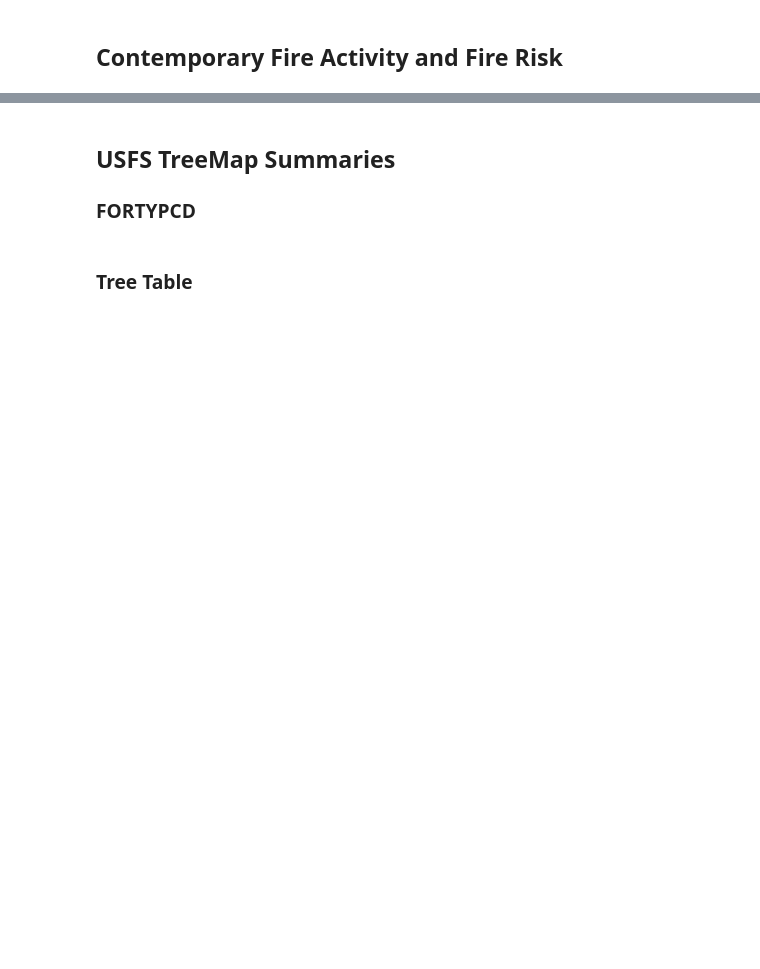
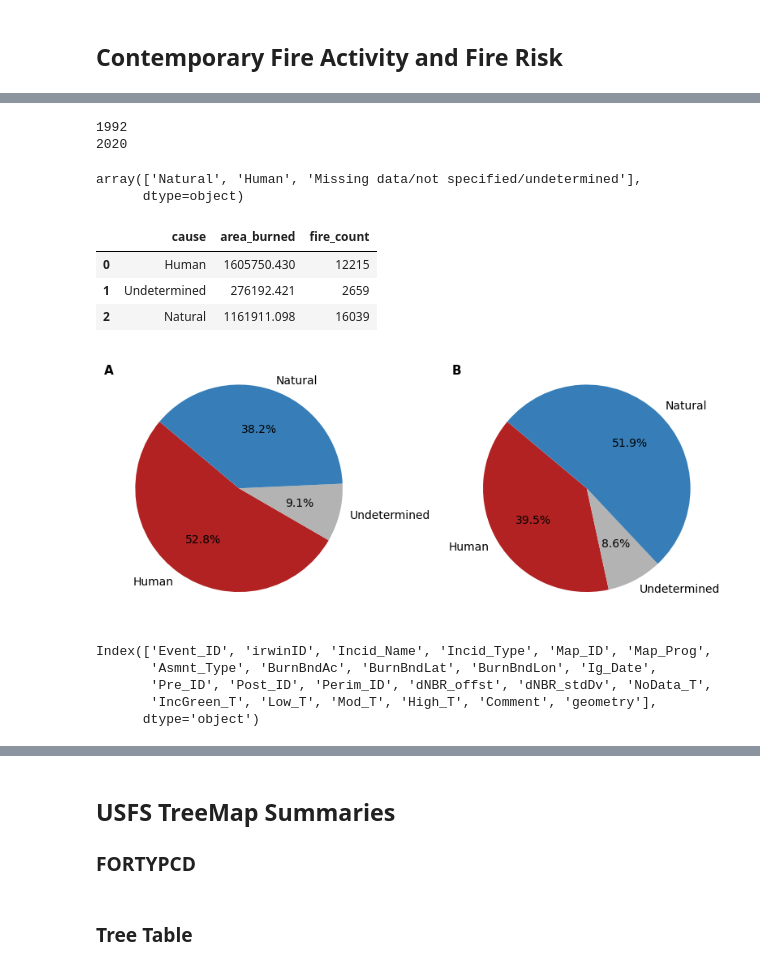
Before and after one commit to natshoff/aspen-fire-fork, a Jupyter notebook: Aim3/code/future-aspen_grid_prep.ipynb, the cells around one changed output, grey strips where cells are left out. Saved outputs shown, nothing was run; the diff lists cells and outputs as text; code cells hidden in the pictures; blank space fills up the shorter version.

```diff
--- a/Aim3/code/future-aspen_grid_prep.ipynb
+++ b/Aim3/code/future-aspen_grid_prep.ipynb
@@ -195,2 +479,5 @@ print(len(ff_aspen_grids))
 # %%
 # load the fpa-fod ignitions data and get the total count
+fpa_fp = os.path.join(projdir,'Aim3/data/spatial/mod/fire/srm_fpa_fod.gpkg')
+fpa = gpd.read_file(fpa_fp)
+fpa.columns
@@ -197,2 +498,75 @@ print(len(ff_aspen_grids))
+# %%
+print(fpa['FIRE_YEAR'].min())
+print(fpa['FIRE_YEAR'].max())
+# %% [output]
+1992
+2020
+# %%
+fpa['NWCG_CAUSE_CLASSIFICATION'].unique()
+# %% [output]
+array(['Natural', 'Human', 'Missing data/not specified/undetermined'],
+      dtype=object)
+# %%
+# calculate the area burned by ignition cause
+cause_burned = (
+    fpa.groupby('NWCG_CAUSE_CLASSIFICATION', as_index=False)
+    .agg(
+        area_burned=('FIRE_SIZE','sum'),
+        fire_count=('OBJECTID', 'count')
+    )
+)
+# rename the cause column
+cause_burned.rename(columns={'NWCG_CAUSE_CLASSIFICATION': 'cause'}, inplace=True)
+# replace the undetermined code
+cause_burned['cause'] = cause_burned['cause'].replace(
+    "Missing data/not specified/undetermined", "Undetermined"
+)
+# check the results
+cause_burned.head()
+# %% [output]
+|  | cause | area_burned | fire_count |
+| 0 | Human | 1605750.430 | 12215 |
+| 1 | Undetermined | 276192.421 | 2659 |
+| 2 | Natural | 1161911.098 | 16039 |
+# %%
+# Define labels and values for both metrics
+labels = cause_burned['cause']
+sizes_area = cause_burned['area_burned']
+sizes_count = cause_burned['fire_count']
+
+# define color mapping
+color_map = {
+    "Human": "#B22222",
+    "Natural": "#377EB8",
+    "Undetermined": "#B3B3B3"
+}
+# map the colors
+colors = [color_map.get(cause, "#CCCCCC") for cause in cause_burned["cause"]]
+
+# Create subplots for two pie charts
+fig, axes = plt.subplots(1, 2, figsize=(8, 4))
+
+axes[0].pie(sizes_area, labels=labels, autopct='%1.1f%%', startangle=140, colors=colors)
+axes[0].text(-1.3, 1.1, "A", fontsize=11, fontweight="bold")  # Add subplot label "A"
+axes[1].pie(sizes_count, labels=labels, autopct='%1.1f%%', startangle=140, colors=colors)
+axes[1].text(-1.3, 1.1, "B", fontsize=11, fontweight="bold")  # Add subplot label "B"
+
+# Show plot
+plt.tight_layout()
+
+plt.savefig(os.path.join(projdir, 'Aim3/figures/FPA-FOD_cause_pie.png'), dpi=300, bbox_inches='tight')
+
+plt.show()
+# %% [output]
+[figure, added]
 # %%
 # load burned area and calculate the cumulative area burned
+mtbs_fp = os.path.join(projdir,'Aim3/data/spatial/mod/fire/srm_mtbs_perims_dd.gpkg')
+mtbs = gpd.read_file(mtbs_fp)
+mtbs.columns
+# %% [output]
+Index(['Event_ID', 'irwinID', 'Incid_Name', 'Incid_Type', 'Map_ID', 'Map_Prog',
+       'Asmnt_Type', 'BurnBndAc', 'BurnBndLat', 'BurnBndLon', 'Ig_Date',
+       'Pre_ID', 'Post_ID', 'Perim_ID', 'dNBR_offst', 'dNBR_stdDv', 'NoData_T',
+       'IncGreen_T', 'Low_T', 'Mod_T', 'High_T', 'Comment', 'geometry'],
+      dtype='object')
```
Also changed, not shown: parts of 33 cells of this notebook, 5 other files.
